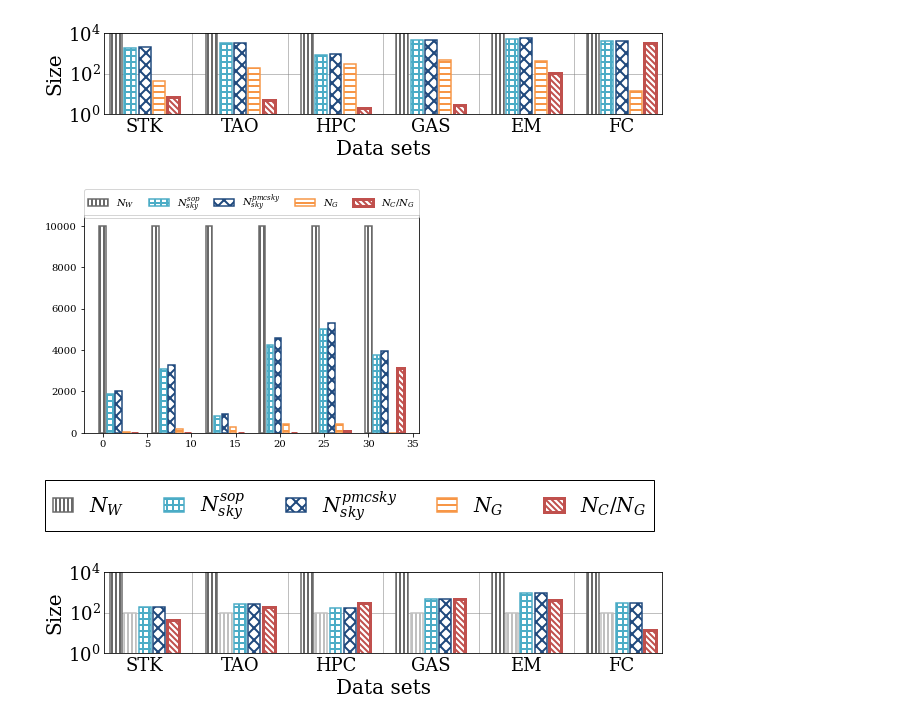
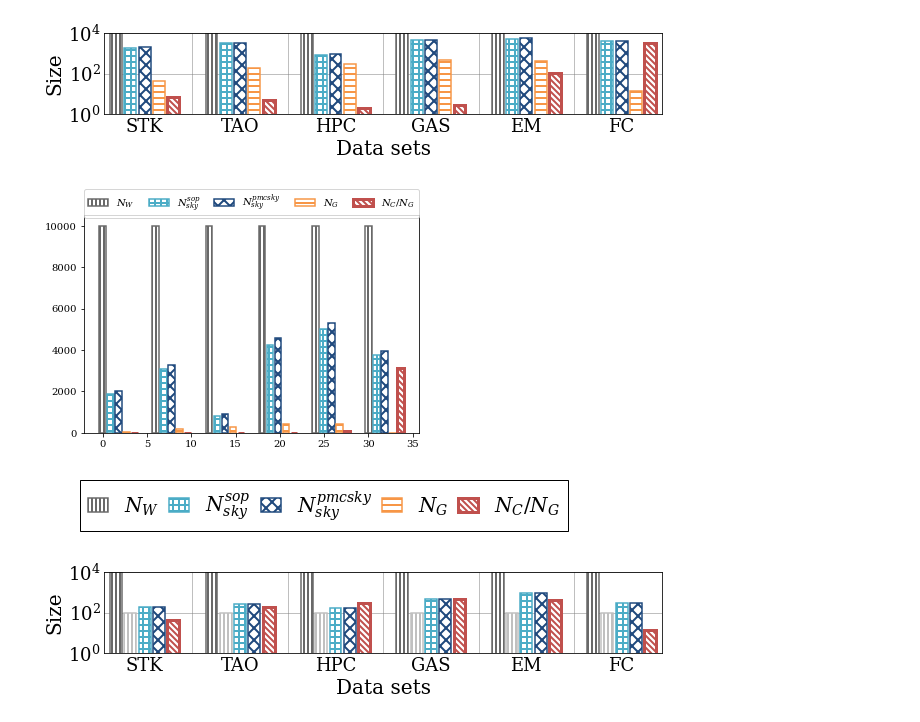
Before and after one commit to YoojuShin/SIGMOD2021LogScript, a Jupyter notebook: figure_script.ipynb, the cells around one changed output. Saved outputs shown, nothing was run; the diff lists cells and outputs as text; code cells hidden in the pictures.

```diff
--- a/figure_script.ipynb
+++ b/figure_script.ipynb
@@ -436,7 +440,7 @@ fig_leg.savefig("Figures/"+'Overall_Legend.pdf', bbox_inches='tight', format='pd
 df = preprocessing("result_default_numQuery")
 df.to_excel(os.getcwd()+"/Metadata/result_default_numQuery.xlsx")
 
-for dataname in dataset_small:
+for dataname in dataset:
     graphdf = df.loc[(df["Dataset"]==dataname) & (df['ChgQRatio']>0)]\
         .pivot(index="Queryset",columns="Method",values="Time")
 
@@ -466,7 +473,7 @@ for dataname in dataset_small:
 ## Peak memory
 # %%
 df = preprocessing("result_default_numQuery")
-for dataname in dataset_small:
+for dataname in dataset:
     graphdf = df.loc[(df["Dataset"]==dataname) & (df['ChgQRatio']>0)]\
         .pivot(index="Queryset",columns="Method",values="PeakMem")
 
@@ -545,7 +555,7 @@ df = preprocessing("result_varyingChgdQRatio")
 df.to_excel(os.getcwd()+"/Metadata/result_varyingChgdQRatio.xlsx")
 
 x = [0,0.2,0.4,0.6,0.8]
-for dataname in dataset_small:
+for dataname in dataset:
     graphdf = df.loc[(df["Dataset"]==dataname) & (df["Queryset"].str.contains(r"\_Q100$"))].pivot(index="ChgQRatio",columns="Method",values="Time")
 
     graphdf.index=df["ChgQRatio"].unique()
@@ -575,7 +588,7 @@ for dataname in dataset_small:
 # %%
 df = preprocessing("result_varyingChgdQRatio")
 x = [0,0.2,0.4,0.6,0.8]
-for dataname in dataset_small:
+for dataname in dataset:
     graphdf = df.loc[(df["Dataset"]==dataname) & (df["Queryset"].str.contains(r"\_Q100$"))].pivot(index="ChgQRatio",columns="Method",values="PeakMem")
     graphdf.index=df["ChgQRatio"].unique()
     graphdf = graphdf[target_alg_stationarity]
@@ -751,35 +767,35 @@ plt.savefig("Figures/"+'Complexity_Time.pdf', bbox_inches='tight', format='pdf')
 # %%
 fig = plt.figure()
 ax = fig.add_subplot(1,1,1)
 xpositions = []
 bars = []
 for i in range(len(df_time)):
     xposition = np.arange(df_time.shape[1])*barWidth*(len(dataset)+inter_bar_space) + barWidth*intra_bar_space*i
     center = (xposition[0]+xposition[-1])/2
     xpositions.append(xposition)
     bar = ax.bar(xposition,df_time.iloc[i,:].tolist(), color = "white", width=barWidth,\
                hatch=cx_hatch[i], edgecolor=cx_colormap[i],\
                linewidth=cx_linewidth[i], zorder=2)
     bars.append(bar)
 
 legend = ax.legend(handles=bars,labels=cx_params_time,\
                    bbox_to_anchor=(0., 1.02, 1., .102), loc='upper center',\
                    ncol=len(cx_params_time), mode="expand", borderaxespad=0.)
 
 figsize = (10, 1)
 fig_leg = plt.figure(figsize=figsize)
 ax_leg = fig_leg.add_subplot(111)
 # add the legend from the previous axes
 ax_leg.legend(handles=bars,labels=cx_params_time, loc='center', ncol=len(cx_params_time), \
                 facecolor='white', framealpha=1,edgecolor='black', fancybox = False, handlelength =1,\
-              prop={'size':20}
+              prop={'size':20}, columnspacing=0.5
               )
 # hide the axes frame and the x/y labels
 ax_leg.axis('off')
 fig_leg.savefig("Figures/"+'Complexity_Time_Legend.pdf', bbox_inches='tight', format='pdf')
 # %% [output]
 [figure]
-[figure, old version]
+[figure, new version]
 # %%
 cx_colormap = ['dimgrey','silver','#4BACC6','#1F497D','#C0504D']
 cx_colormap_fill = ['grey','white','white','white','white']
```
Also changed, not shown: parts of 14 cells of this notebook, 40 other files.
